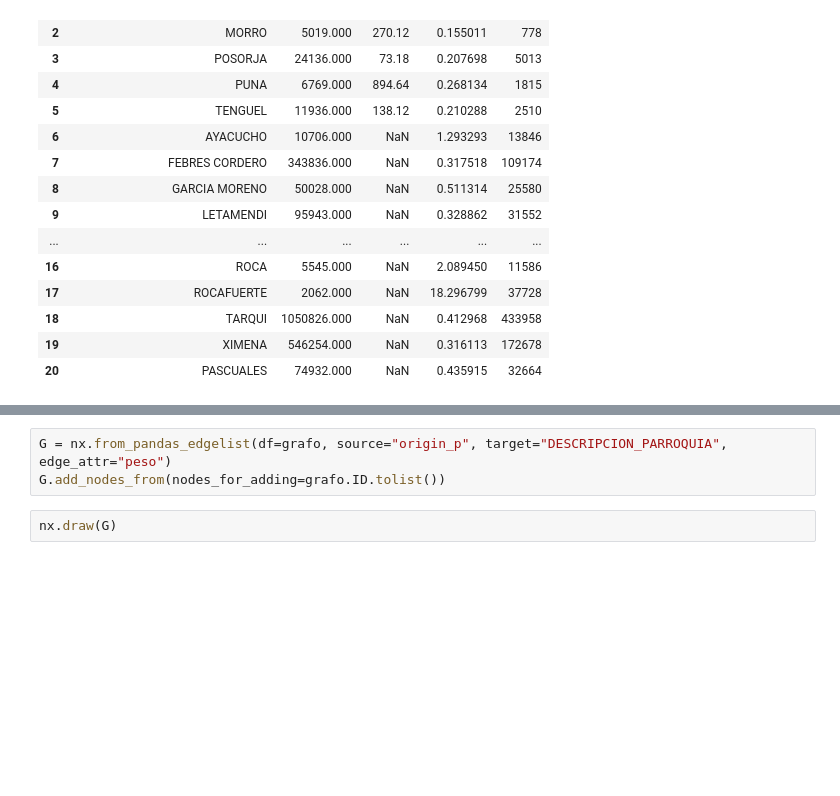
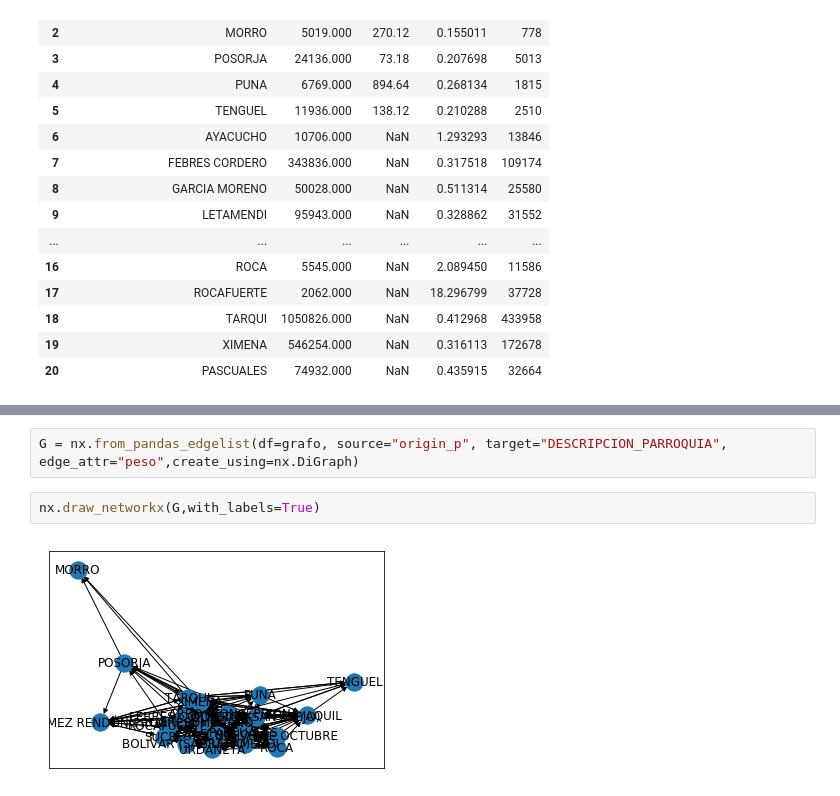
Before and after one commit to mdleiton/AED, a Jupyter notebook: Proyecto/proyecto.ipynb, the cells around one changed output, grey strips where cells are left out. Cells and saved outputs as stored; diff of their text form; blank space fills up the shorter version.

```diff
--- a/Proyecto/proyecto.ipynb
+++ b/Proyecto/proyecto.ipynb
@@ -382,8 +470,9 @@ grafo
 # %%
-G = nx.from_pandas_edgelist(df=grafo, source="origin_p", target="DESCRIPCION_PARROQUIA", edge_attr="peso")
-G.add_nodes_from(nodes_for_adding=grafo.ID.tolist())
+G = nx.from_pandas_edgelist(df=grafo, source="origin_p", target="DESCRIPCION_PARROQUIA", edge_attr="peso",create_using=nx.DiGraph)
 # %%
-nx.draw(G)
+nx.draw_networkx(G,with_labels=True)
+# %% [output]
+[figure, added]
 # %%
 G.nodes()
 # %% [output]
```
Also changed, not shown: parts of 17 cells of this notebook, 45 other files.
